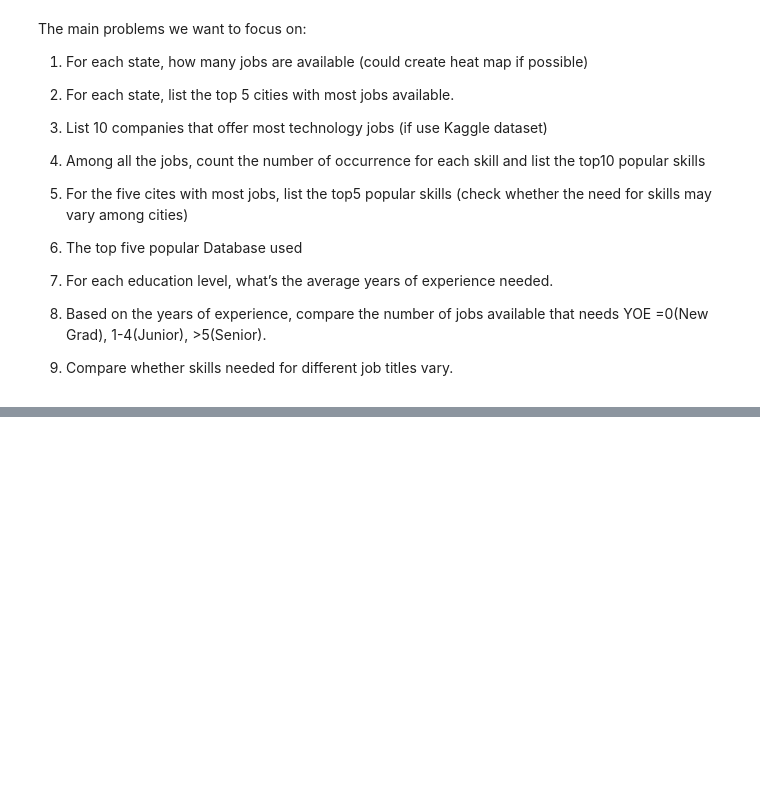
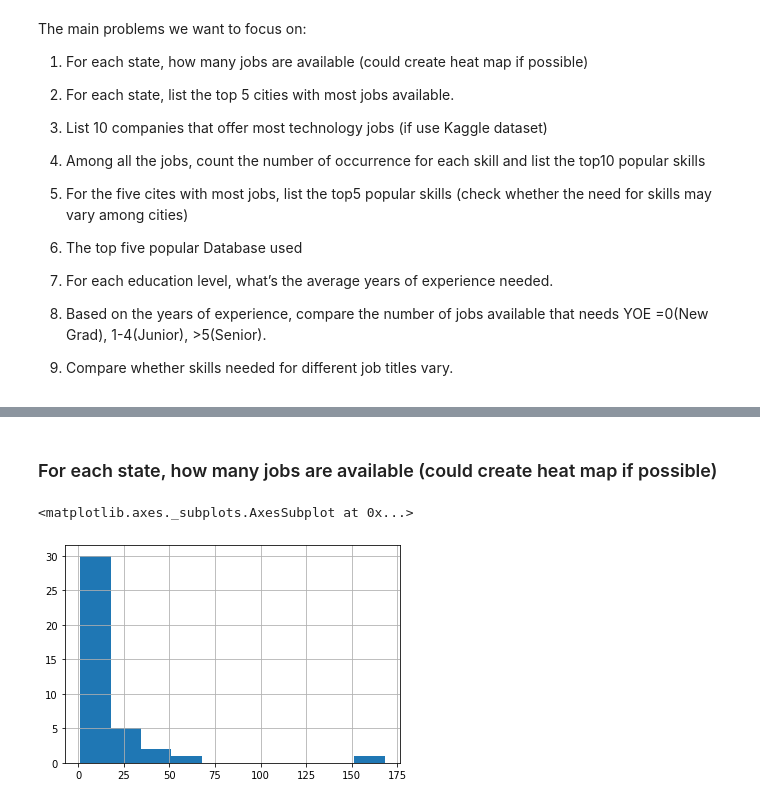
Before and after one commit to Leona-Hu/Skill-Finder, a Jupyter notebook: Skill_Finder_Analysis.ipynb, the cells around one changed output, grey strips where cells are left out. Drawn from its saved outputs; the diff is of its cells as text; code cells hidden in the pictures; blank space fills up the shorter version.

```diff
--- a/Skill_Finder_Analysis.ipynb
+++ b/Skill_Finder_Analysis.ipynb
@@ -26,3 +28,6 @@ import pandas as pd
 # %%
 SDEio = 'SoftwareEngineerData/outputSoftwareEngineer.xlsx'
 DSio = 'DataScientistData/outputDataScientist.xlsx'
+# %%
+sde_data = pd.read_excel(io=SDEio)
+ds_data = pd.read_excel(io=DSio)
@@ -28,0 +76,7 @@ DSio = 'DataScientistData/outputDataScientist.xlsx'
+# %% [markdown]
+### For each state, how many jobs are available (could create heat map if possible)
+# %%
+sde_data['state'].value_counts().hist()
+# %% [output]
+<matplotlib.axes._subplots.AxesSubplot at 0x...>
+[figure, added]
```
Also changed, not shown: parts of 11 cells of this notebook.
